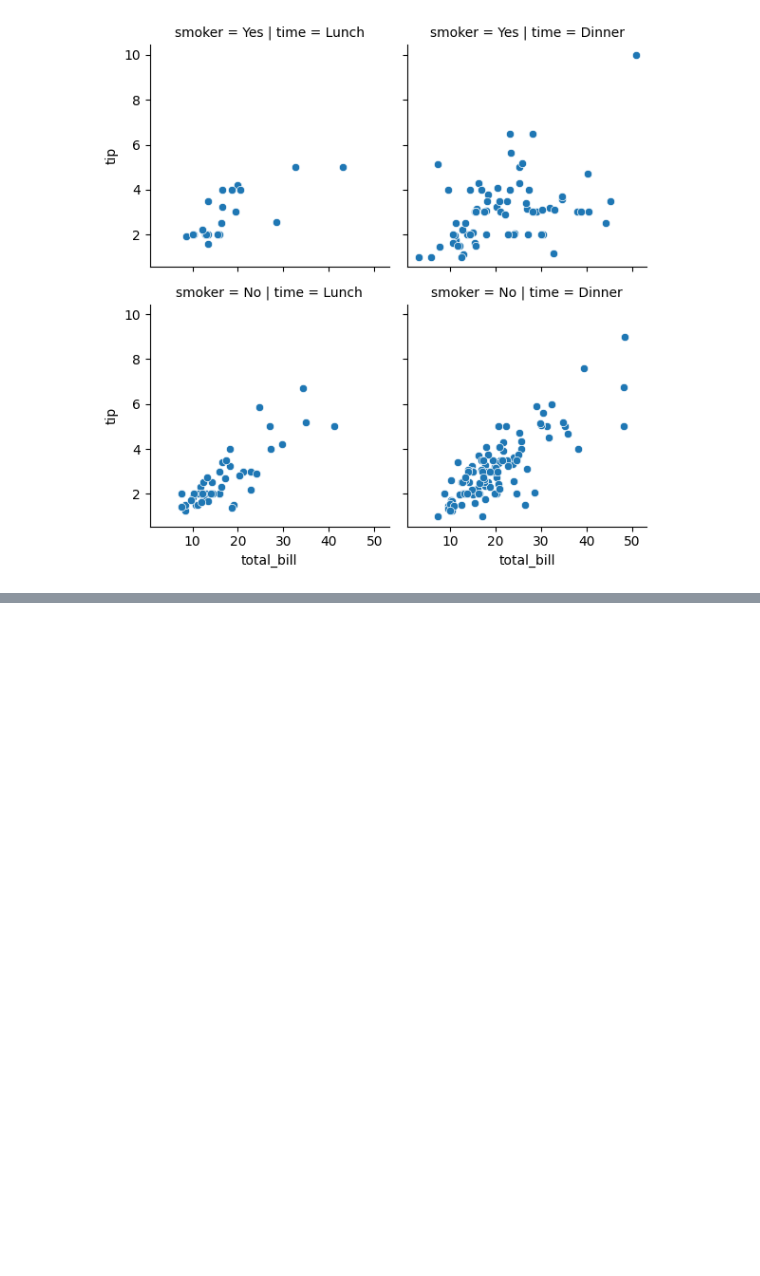
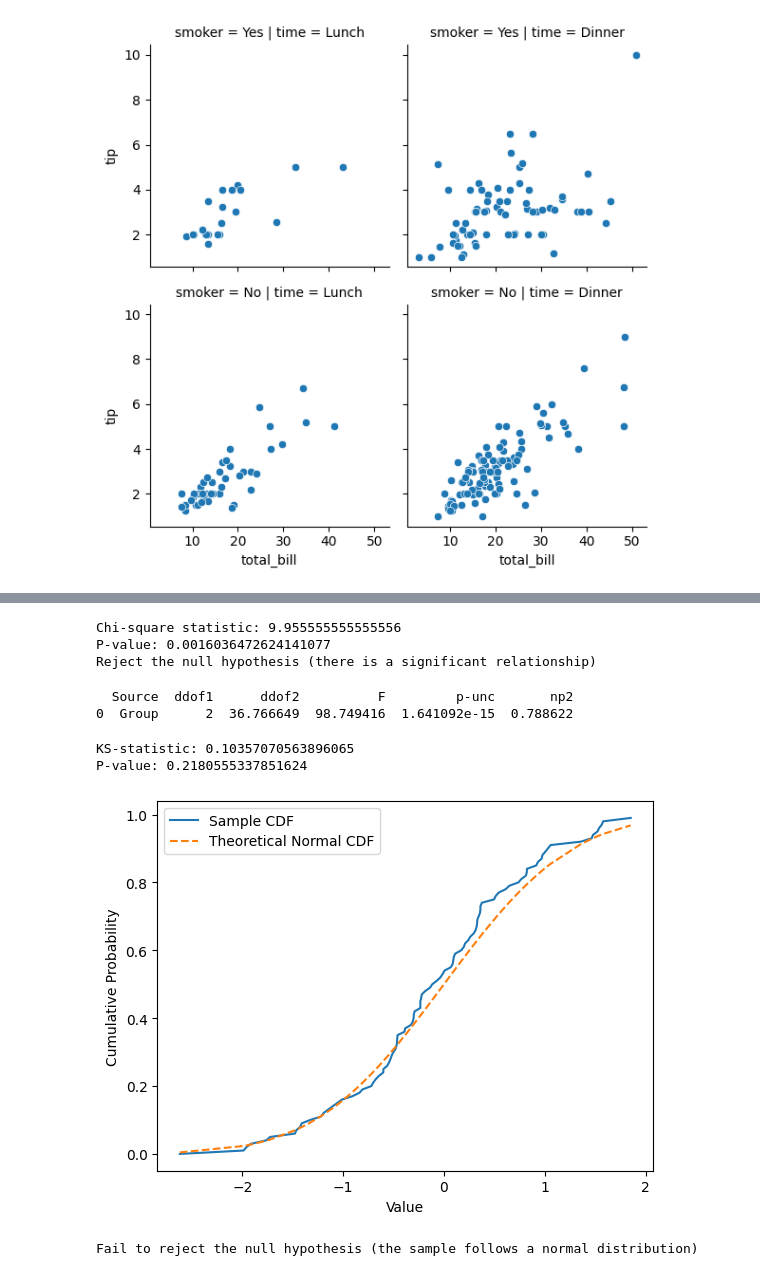
Before and after one commit to omar-elmaria/gpt_python_bootcamp, a Jupyter notebook: playground.ipynb, the cells around one changed output, grey strips where cells are left out. Drawn from its saved outputs; the diff is of its cells as text; code cells hidden in the pictures; blank space fills up the shorter version.

Commit message:
add more examples

```diff
--- a/playground.ipynb
+++ b/playground.ipynb
@@ -881,0 +925,79 @@ g = g.map(sns.scatterplot, 'total_bill', 'tip')
+# %%
+import numpy as np
+import scipy.stats as stats
+
+# Example contingency table
+observed_data = np.array([[30, 10], [15, 25]])
+
+# Perform chi-square test of independence
+chi2_statistic, p_value, _, _ = stats.chi2_contingency(observed_data)
+
+# Print the results
+print("Chi-square statistic:", chi2_statistic)
+print("P-value:", p_value)
+
+# Interpret the results
+if p_value < 0.05:
+    print("Reject the null hypothesis (there is a significant relationship)")
+else:
+    print("Fail to reject the null hypothesis (there is no significant relationship)")
+# %% [output]
+Chi-square statistic: 9.955555555555556
+P-value: 0.0016036472624141077
+Reject the null hypothesis (there is a significant relationship)
+# %%
+import pingouin as pg
+import pandas as pd
+
+# Example data
+data = pd.DataFrame({
+    'Group': ['A'] * 20 + ['B'] * 20 + ['C'] * 20,
+    'Value': list(np.random.randint(1, 20, 20)) + list(np.random.randint(15, 25, 20)) + list(np.random.randint(25, 35, 20))
+})
+
+# Perform Welch ANOVA
+result = pg.welch_anova(data=data, dv='Value', between='Group')
+
+# Print the result
+print(result)
+# %% [output]
+  Source  ddof1      ddof2          F         p-unc       np2
+0  Group      2  36.766649  98.749416  1.641092e-15  0.788622
+# %%
+import numpy as np
+import scipy.stats as stats
+import matplotlib.pyplot as plt
+
+# Example data (sample from a normal distribution)
+np.random.seed(42)
+sample_data = np.random.normal(loc=0, scale=1, size=100)
+
+# Perform Kolmogorov-Smirnov test against a normal distribution
+ks_statistic, p_value = stats.kstest(sample_data, 'norm')
+
+# Print the results
+print("KS-statistic:", ks_statistic)
+print("P-value:", p_value)
+
+# Plot the cumulative distribution function (CDF) of the sample and the theoretical normal CDF
+sorted_data = np.sort(sample_data)
+cumulative_sample = np.linspace(0, 1, len(sorted_data), endpoint=False)
+cumulative_theoretical = stats.norm.cdf(sorted_data)
+
+plt.plot(sorted_data, cumulative_sample, label='Sample CDF')
+plt.plot(sorted_data, cumulative_theoretical, label='Theoretical Normal CDF', linestyle='--')
+plt.xlabel('Value')
+plt.ylabel('Cumulative Probability')
+plt.legend()
+plt.show()
+
+# Interpret the results
+if p_value < 0.05:
+    print("Reject the null hypothesis (the sample does not follow a normal distribution)")
+else:
+    print("Fail to reject the null hypothesis (the sample follows a normal distribution)")
+# %% [output]
+KS-statistic: 0.10357070563896065
+P-value: 0.2180555337851624
+[figure, added]
+Fail to reject the null hypothesis (the sample follows a normal distribution)
```
Also changed, not shown: parts of 6 cells of this notebook.
